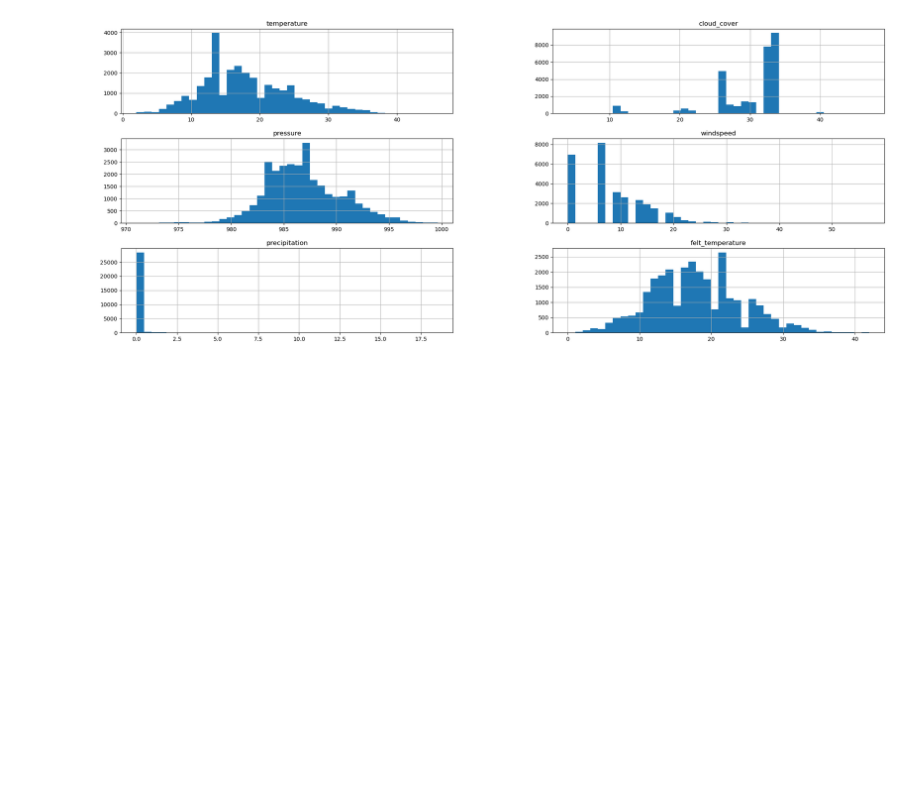
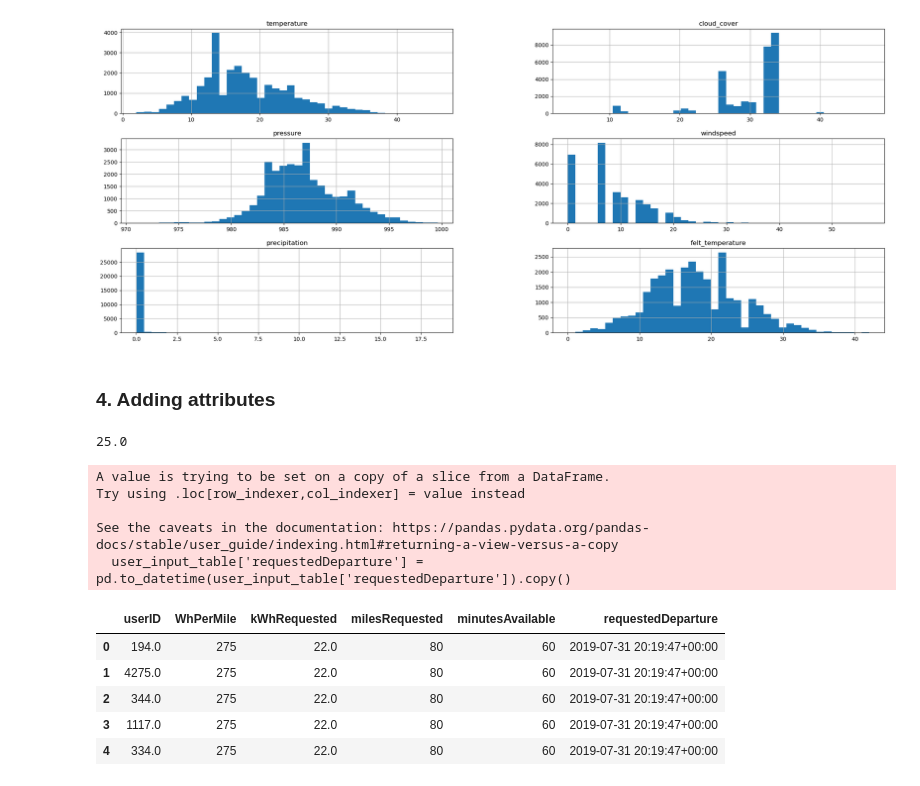
Before and after one commit to angfe/TheOptimizers, a Jupyter notebook: 01_Data_Preparation.ipynb, the cells around one changed output. Cells and saved outputs as stored; diff of their text form; code cells hidden in the pictures; blank space fills up the shorter version.

Commit message:
created new userInput table, created gitignore

```diff
--- a/01_Data_Preparation.ipynb
+++ b/01_Data_Preparation.ipynb
@@ -90,6 +90,7 @@ charging_sessions_data["spaceID"] = charging_sessions_data["spaceID"].astype("st
 charging_sessions_data["stationID"] = charging_sessions_data["stationID"].astype("string")
 charging_sessions_data["timezone"] = charging_sessions_data["timezone"].astype("string")
 charging_sessions_data["userID"] = charging_sessions_data["userID"].astype("string")
+charging_sessions_data["userInputs"] = charging_sessions_data["userInputs"].astype("string")
 
 # convert to datetime
 charging_sessions_data["connectionTime"] = pd.to_datetime(charging_sessions_data["connectionTime"])
@@ -205,3 +185,23 @@ array([[<Axes: title={'center': 'temperature'}>,
        [<Axes: title={'center': 'precipitation'}>,
         <Axes: title={'center': 'felt_temperature'}>]], dtype=object)
 [figure]
+# %% [markdown]
+### 4. Adding attributes
+# %%
+import ast
+
+
+#let's convert user inputs in to list of dictionaries that we can access
+def convertStringToList(data_string):
+    # after removing missing values we wouldnt need this
+    if pd.isna(data_string):
+        return
+# Convert the string to a list (array)
+    return ast.literal_eval(data_string)
+
+#apply the funuction to all rows of userInputs
+charging_sessions_data.userInputs = charging_sessions_data.userInputs.apply(lambda x: convertStringToList(x), 0)
+# %%
+print(charging_sessions_data.userInputs[0][0]["kWhRequested"])
+# %% [output]
+25.0
@@ -207,0 +225,19 @@ array([[<Axes: title={'center': 'temperature'}>,
+# %%
+#create a new table
+user_input_table = charging_sessions_data[['userID', 'WhPerMile', 'kWhRequested','milesRequested','minutesAvailable','requestedDeparture']]
+
+user_input_table.dtypes
+user_input_table['requestedDeparture'] = pd.to_datetime(user_input_table['requestedDeparture']).copy()
+user_input_table.head()
+# %% [output]
+A value is trying to be set on a copy of a slice from a DataFrame.
+Try using .loc[row_indexer,col_indexer] = value instead
+
+See the caveats in the documentation: https://pandas.pydata.org/pandas-docs/stable/user_guide/indexing.html#returning-a-view-versus-a-copy
+  user_input_table['requestedDeparture'] = pd.to_datetime(user_input_table['requestedDeparture']).copy()
+|  | userID | WhPerMile | kWhRequested | milesRequested | minutesAvailable | requestedDeparture |
+| 0 | 194.0 | 275 | 22.0 | 80 | 60 | 2019-07-31 20:19:47+00:00 |
+| 1 | 4275.0 | 275 | 22.0 | 80 | 60 | 2019-07-31 20:19:47+00:00 |
+| 2 | 344.0 | 275 | 22.0 | 80 | 60 | 2019-07-31 20:19:47+00:00 |
+| 3 | 1117.0 | 275 | 22.0 | 80 | 60 | 2019-07-31 20:19:47+00:00 |
+| 4 | 334.0 | 275 | 22.0 | 80 | 60 | 2019-07-31 20:19:47+00:00 |
```
Also changed, not shown: parts of 5 cells of this notebook, 1 other file.
